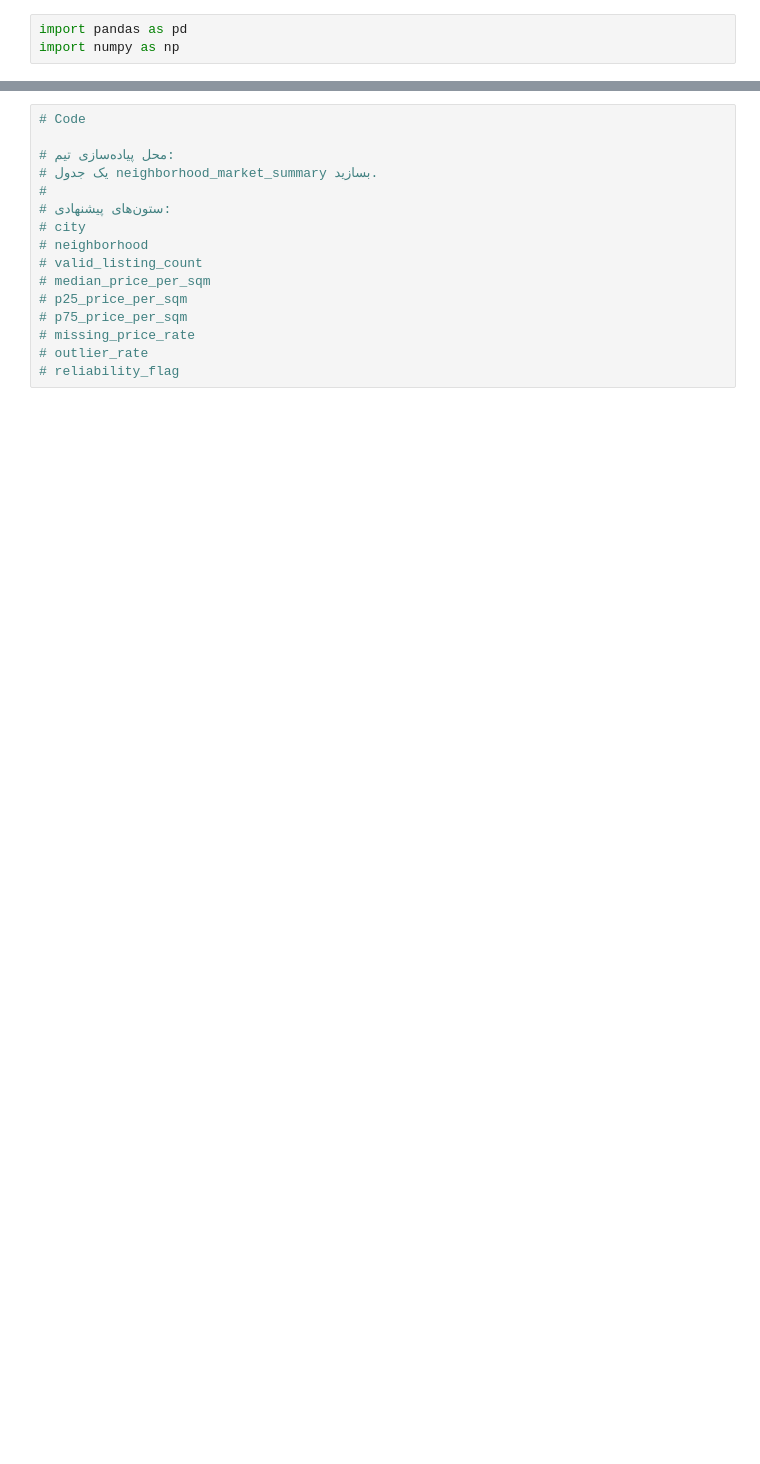
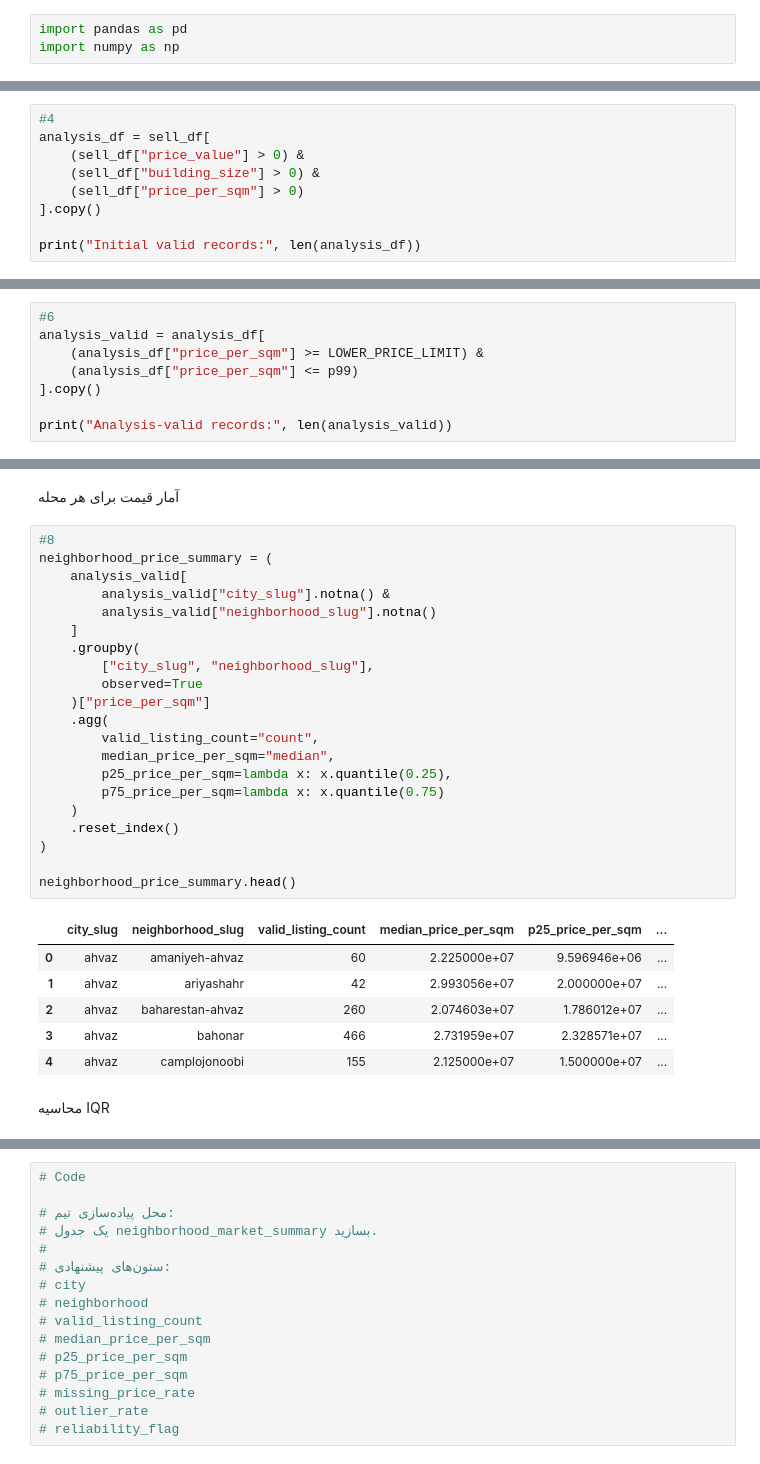
Before and after one commit to maryam1381/Data-Analysis-Final-Project, a Jupyter notebook: Notebooks/20_Market_Map.ipynb, the cells around one changed output, grey strips where cells are left out. Drawn from its saved outputs; the diff is of its cells as text; blank space fills up the shorter version.

```diff
--- a/Notebooks/20_Market_Map.ipynb
+++ b/Notebooks/20_Market_Map.ipynb
@@ -28,0 +74,9 @@ df = pd.read_feather("../Outputs/02_df.feather")
+# %%
+#4
+analysis_df = sell_df[
+    (sell_df["price_value"] > 0) &
+    (sell_df["building_size"] > 0) &
+    (sell_df["price_per_sqm"] > 0)
+].copy()
+
+print("Initial valid records:", len(analysis_df))
@@ -28,0 +118,8 @@ df = pd.read_feather("../Outputs/02_df.feather")
+# %%
+#6
+analysis_valid = analysis_df[
+    (analysis_df["price_per_sqm"] >= LOWER_PRICE_LIMIT) &
+    (analysis_df["price_per_sqm"] <= p99)
+].copy()
+
+print("Analysis-valid records:", len(analysis_valid))
@@ -28,0 +162,32 @@ df = pd.read_feather("../Outputs/02_df.feather")
+# %% [markdown]
+آمار قیمت برای هر محله
+# %%
+#8
+neighborhood_price_summary = (
+    analysis_valid[
+        analysis_valid["city_slug"].notna() &
+        analysis_valid["neighborhood_slug"].notna()
+    ]
+    .groupby(
+        ["city_slug", "neighborhood_slug"],
+        observed=True
+    )["price_per_sqm"]
+    .agg(
+        valid_listing_count="count",
+        median_price_per_sqm="median",
+        p25_price_per_sqm=lambda x: x.quantile(0.25),
+        p75_price_per_sqm=lambda x: x.quantile(0.75)
+    )
+    .reset_index()
+)
+
+neighborhood_price_summary.head()
+# %% [output]
+|  | city_slug | neighborhood_slug | valid_listing_count | median_price_per_sqm | p25_price_per_sqm | ... |
+| 0 | ahvaz | amaniyeh-ahvaz | 60 | 2.225000e+07 | 9.596946e+06 | ... |
+| 1 | ahvaz | ariyashahr | 42 | 2.993056e+07 | 2.000000e+07 | ... |
+| 2 | ahvaz | baharestan-ahvaz | 260 | 2.074603e+07 | 1.786012e+07 | ... |
+| 3 | ahvaz | bahonar | 466 | 2.731959e+07 | 2.328571e+07 | ... |
+| 4 | ahvaz | camplojonoobi | 155 | 2.125000e+07 | 1.500000e+07 | ... |
+# %% [markdown]
+محاسیه IQR
```
Also changed, not shown: parts of 72 cells of this notebook.
